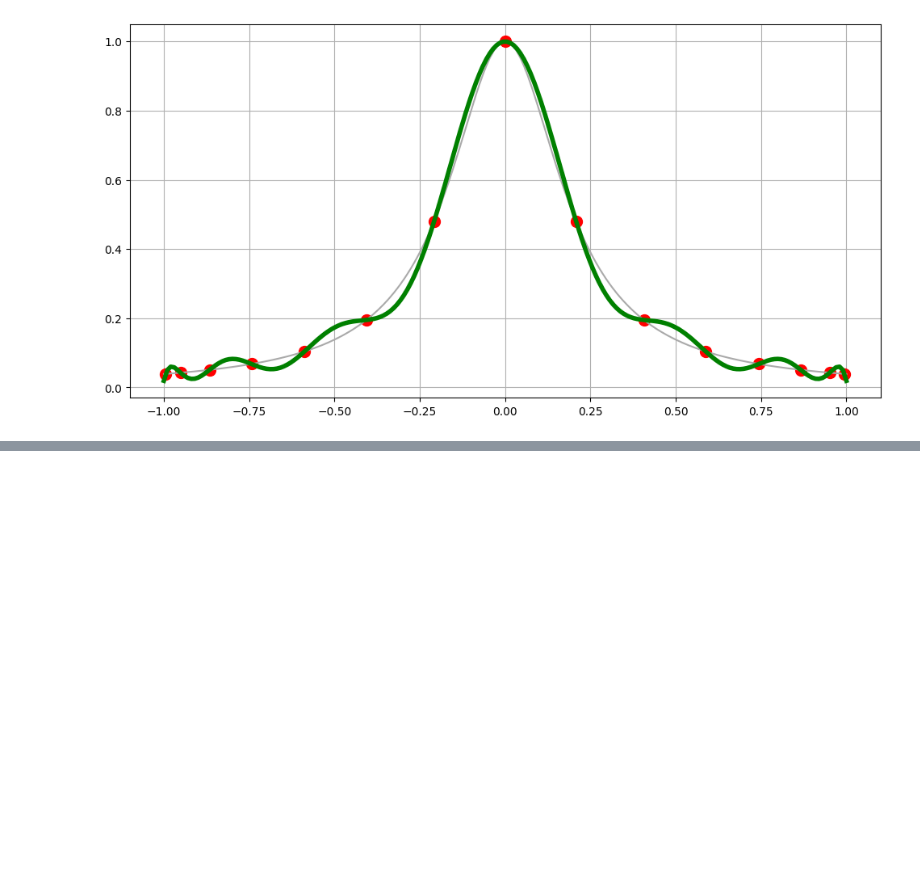
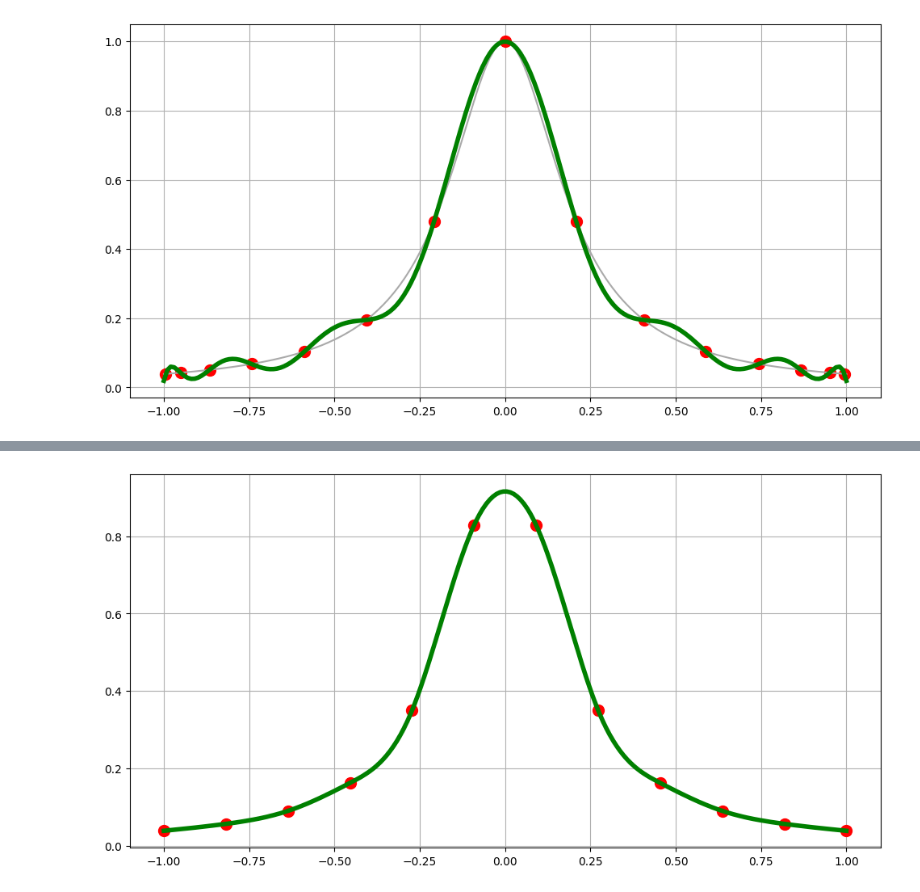
Before and after one commit to DanielDaVinci/CompMath, a Jupyter notebook: Lagranje.ipynb, the cells around one changed output, grey strips where cells are left out. Cells and saved outputs as stored; diff of their text form; code cells hidden in the pictures; blank space fills up the shorter version.

```diff
--- a/Lagranje.ipynb
+++ b/Lagranje.ipynb
@@ -100,0 +84,19 @@ plot_data_and_2_splain(x_equi_nodes, f)
+# %%
+def progonka(mat: np.matrix, vals: np.array):
+    n = len(vals)
+
+    a = [mat[0, 1] / mat[0, 0]]
+    b = [vals[0] / mat[0, 0]]
+
+    for i in range(1, n):
+        y = mat[i, i] + mat[i, i - 1] * a[len(a) - 1]
+
+        if i < n -1:
+            a.append( - mat[i, i + 1] / y)
+        b.append((vals[i] - mat[i, i - 1] * b[len(b) - 1]) / y)
+
+    res = [b[len(b) - 1]]
+    for i in range(n - 2, -1, -1):
+        res.append(a[i] * res[len(res) - 1] + b[i])
+
+    return np.array(res)
@@ -100,0 +140,15 @@ plot_data_and_2_splain(x_equi_nodes, f)
+# %%
+def data_plot(x_nodes, y_nodes, method):
+    fig, ax = plt.subplots(1, 1, figsize=(12, 6))
+
+    x_for_plotting = np.linspace(x_nodes[0], x_nodes[len(x_nodes) - 1], 200)
+    ax.plot(x_nodes, y_nodes, 'ro', markersize=10)
+
+    ax.plot(x_for_plotting, method(x_for_plotting, x_nodes, y_nodes), 'g-', linewidth=4)
+    ax.grid()
+# %%
+f = lambda x: 1 / (1 + 25*x**2)
+x_nodes = np.linspace(-1, 1, 12)
+data_plot(x_nodes, f(x_nodes), splain_3_interpolant)
+# %% [output]
+[figure, added]
```
Also changed, not shown: parts of 6 cells of this notebook, 2 other files.
